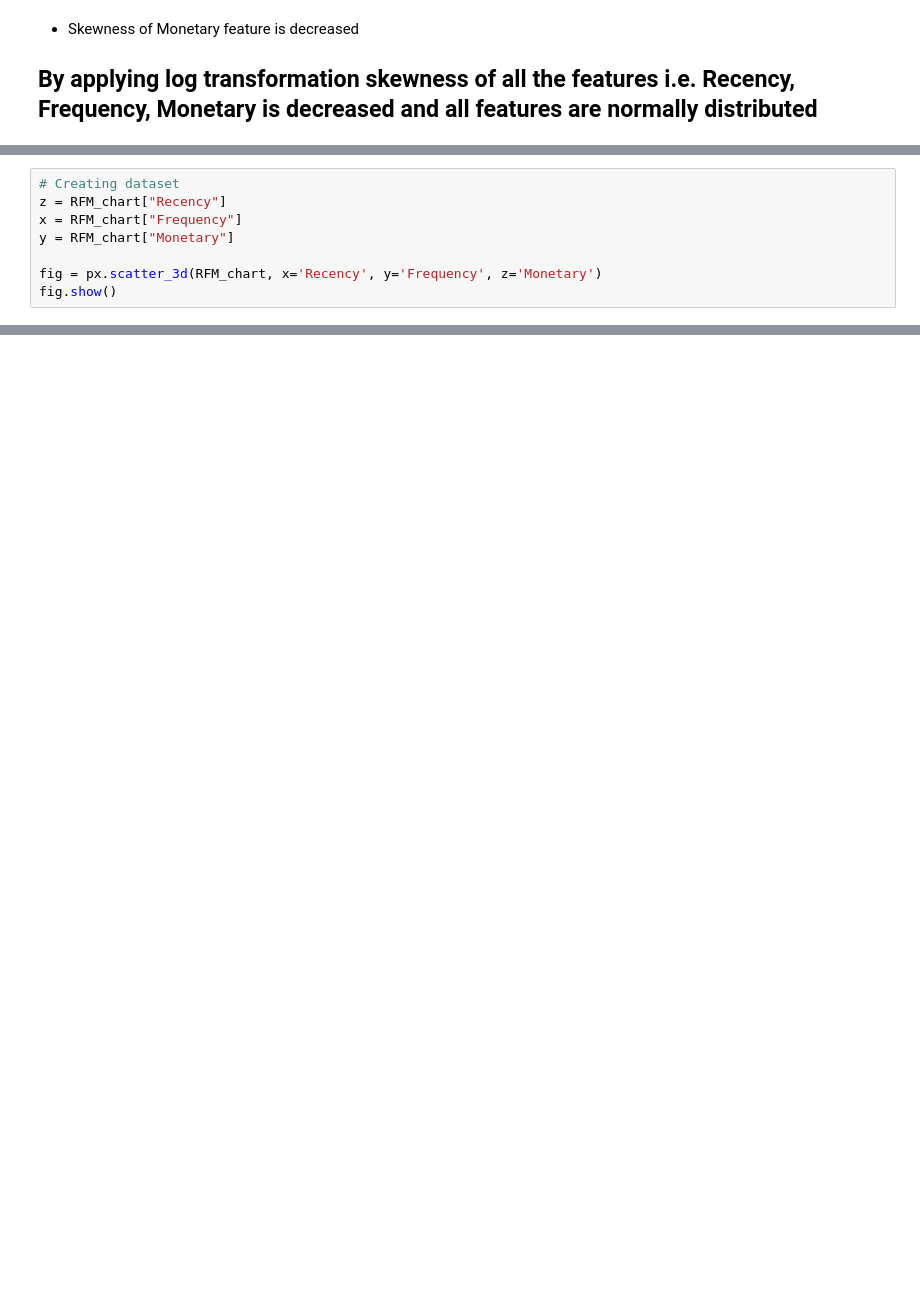
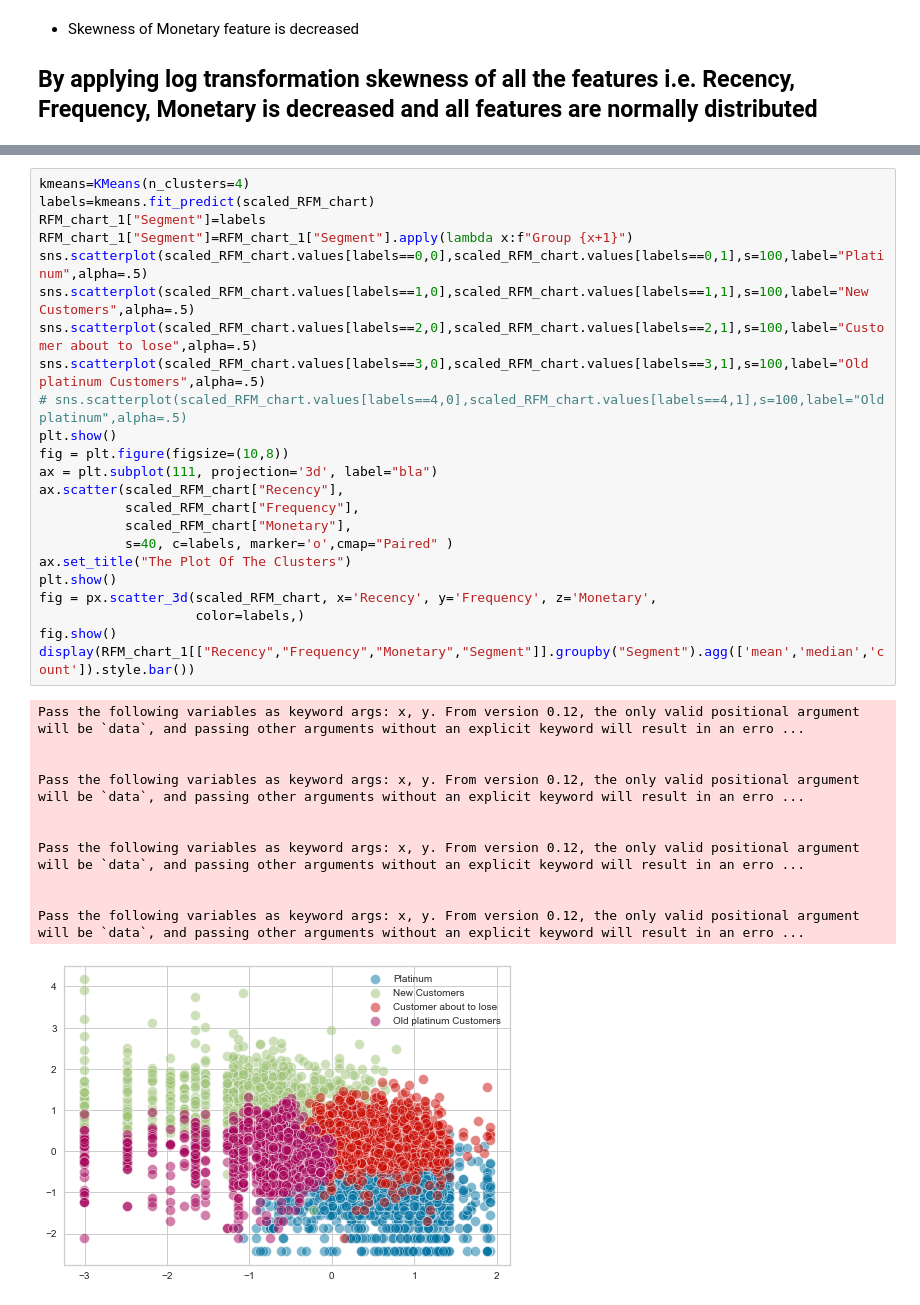
Before and after one commit to MIlanJP/Capstione-Unsupervised-Customer-Segmentation, a Jupyter notebook: Customer Segmentation.ipynb, the cells around one changed output, grey strips where cells are left out. Cells and saved outputs as stored; diff of their text form; blank space fills up the shorter version.

```diff
--- a/Customer Segmentation.ipynb
+++ b/Customer Segmentation.ipynb
@@ -924,8 +790,0 @@ RFM_chart.groupby("Customer_Badge")[["Recency","Frequency","Monetary"]].mean()
-# %%
-# Creating dataset
-z = RFM_chart["Recency"]
-x = RFM_chart["Frequency"]
-y = RFM_chart["Monetary"]
-
-fig = px.scatter_3d(RFM_chart, x='Recency', y='Frequency', z='Monetary')
-fig.show()
@@ -979,0 +806,35 @@ print(f'{np.round(percentage_more_item_transaction,2)}% of transaction are happe
+# %%
+kmeans=KMeans(n_clusters=4)
+labels=kmeans.fit_predict(scaled_RFM_chart)
+RFM_chart_1["Segment"]=labels
+RFM_chart_1["Segment"]=RFM_chart_1["Segment"].apply(lambda x:f"Group {x+1}")
+sns.scatterplot(scaled_RFM_chart.values[labels==0,0],scaled_RFM_chart.values[labels==0,1],s=100,label="Platinum",alpha=.5)
+sns.scatterplot(scaled_RFM_chart.values[labels==1,0],scaled_RFM_chart.values[labels==1,1],s=100,label="New Customers",alpha=.5)
+sns.scatterplot(scaled_RFM_chart.values[labels==2,0],scaled_RFM_chart.values[labels==2,1],s=100,label="Customer about to lose",alpha=.5)
+sns.scatterplot(scaled_RFM_chart.values[labels==3,0],scaled_RFM_chart.values[labels==3,1],s=100,label="Old platinum Customers",alpha=.5)
+# sns.scatterplot(scaled_RFM_chart.values[labels==4,0],scaled_RFM_chart.values[labels==4,1],s=100,label="Old platinum",alpha=.5)
+plt.show()
+fig = plt.figure(figsize=(10,8))
+ax = plt.subplot(111, projection='3d', label="bla")
+ax.scatter(scaled_RFM_chart["Recency"],
+           scaled_RFM_chart["Frequency"],
+           scaled_RFM_chart["Monetary"],
+           s=40, c=labels, marker='o',cmap="Paired" )
+ax.set_title("The Plot Of The Clusters")
+plt.show()
+fig = px.scatter_3d(scaled_RFM_chart, x='Recency', y='Frequency', z='Monetary',
+                    color=labels,)
+fig.show()
+display(RFM_chart_1[["Recency","Frequency","Monetary","Segment"]].groupby("Segment").agg(['mean','median','count']).style.bar())
+# %% [output]
+Pass the following variables as keyword args: x, y. From version 0.12, the only valid positional argument will be `data`, and passing other arguments without an explicit keyword will result in an erro ...
+
+
+Pass the following variables as keyword args: x, y. From version 0.12, the only valid positional argument will be `data`, and passing other arguments without an explicit keyword will result in an erro ...
+
+
+Pass the following variables as keyword args: x, y. From version 0.12, the only valid positional argument will be `data`, and passing other arguments without an explicit keyword will result in an erro ...
+
+
+Pass the following variables as keyword args: x, y. From version 0.12, the only valid positional argument will be `data`, and passing other arguments without an explicit keyword will result in an erro ...
+[figure, added]
```
Also changed, not shown: parts of 46 cells of this notebook.
